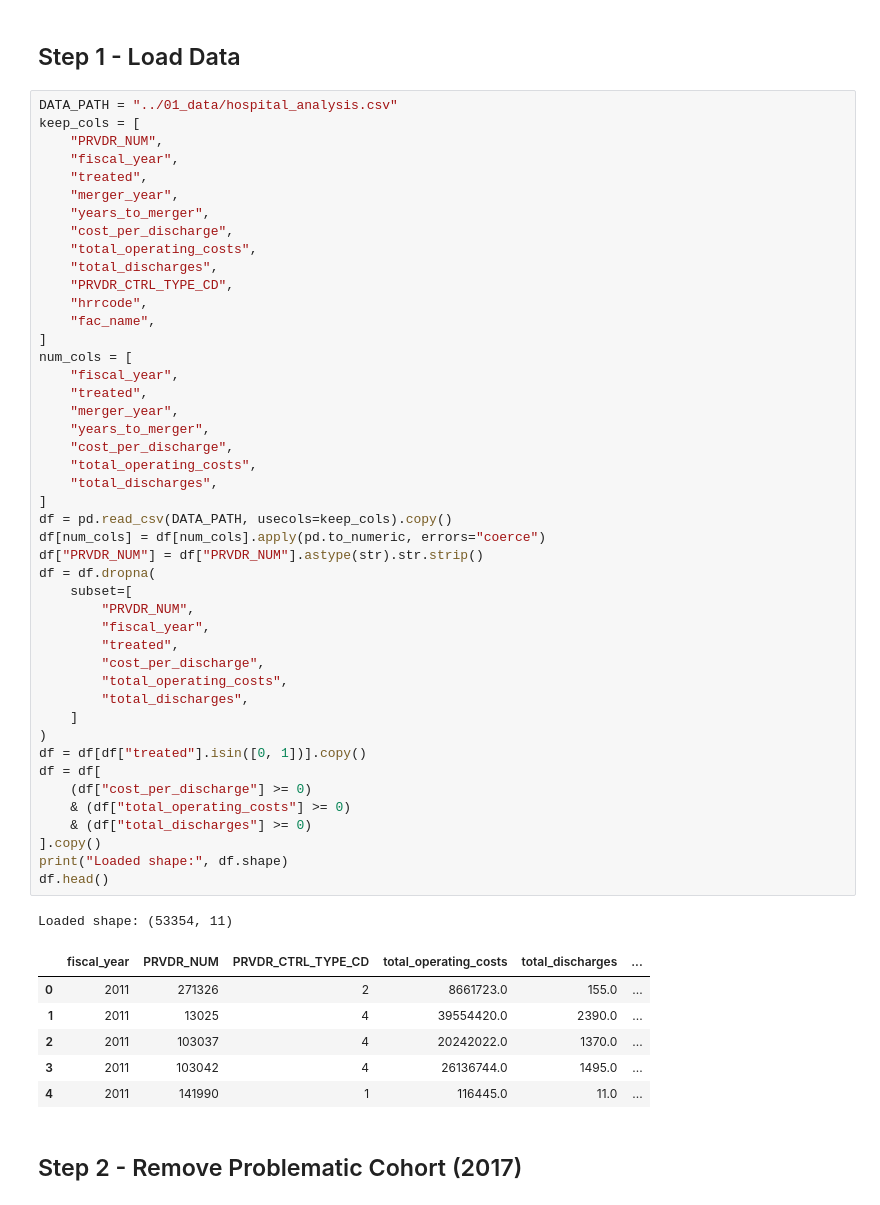
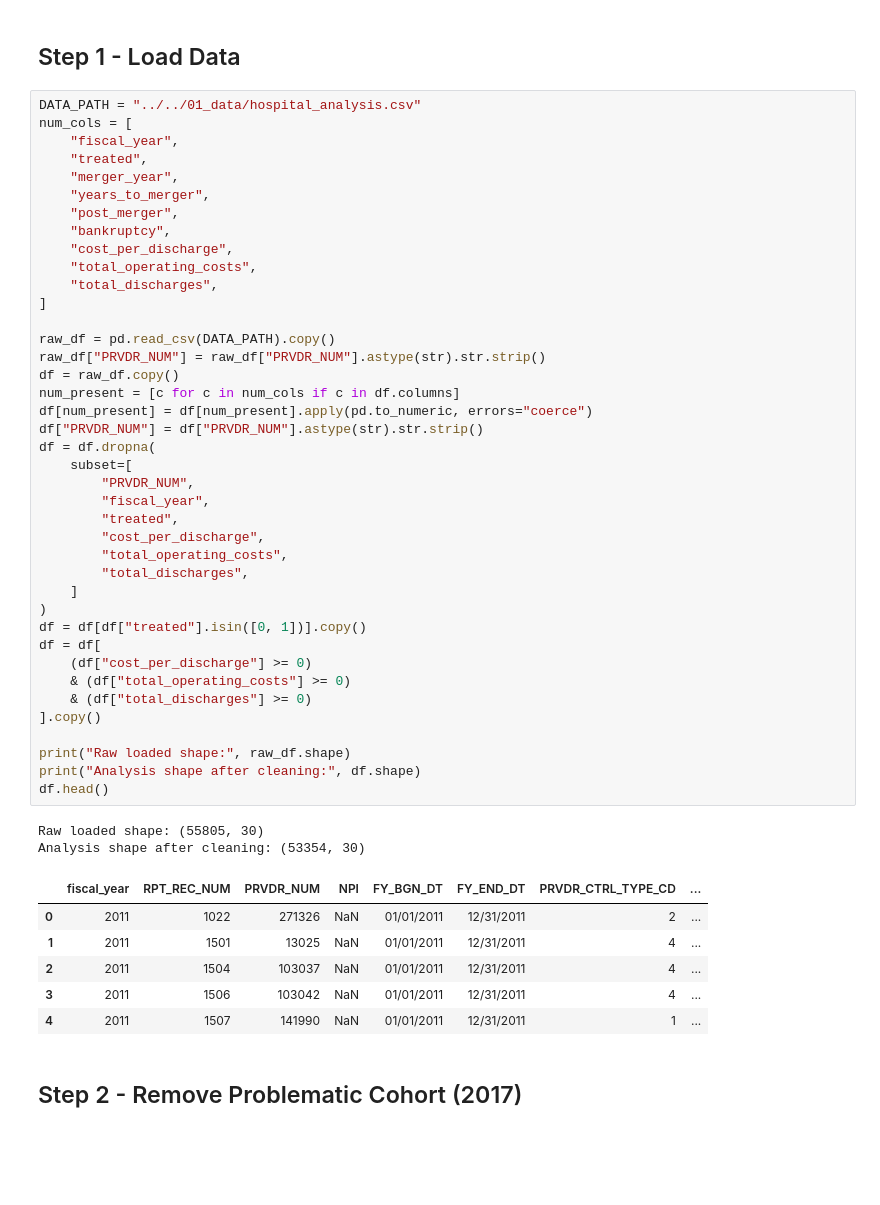
Before and after one commit to FarnooshMemari/IDS_701_final_project, a Jupyter notebook: 07_parallel_trend_process/smaller_dataset/matching_smaller_sample.ipynb, the cells around one changed output. Saved outputs shown, nothing was run; the diff lists cells and outputs as text; blank space fills up the shorter version.

```diff
--- a/07_parallel_trend_process/smaller_dataset/matching_smaller_sample.ipynb
+++ b/07_parallel_trend_process/smaller_dataset/matching_smaller_sample.ipynb
@@ -39,58 +39,54 @@ pd.set_option("display.max_columns", 200)
 # %% [markdown]
 ## Step 1 - Load Data
 # %%
-DATA_PATH = "../01_data/hospital_analysis.csv"
-keep_cols = [
-    "PRVDR_NUM",
-    "fiscal_year",
-    "treated",
-    "merger_year",
-    "years_to_merger",
-    "cost_per_discharge",
-    "total_operating_costs",
-    "total_discharges",
-    "PRVDR_CTRL_TYPE_CD",
-    "hrrcode",
-    "fac_name",
-]
+DATA_PATH = "../../01_data/hospital_analysis.csv"
 num_cols = [
     "fiscal_year",
     "treated",
     "merger_year",
     "years_to_merger",
+    "post_merger",
+    "bankruptcy",
     "cost_per_discharge",
     "total_operating_costs",
     "total_discharges",
 ]
-df = pd.read_csv(DATA_PATH, usecols=keep_cols).copy()
-df[num_cols] = df[num_cols].apply(pd.to_numeric, errors="coerce")
+
+raw_df = pd.read_csv(DATA_PATH).copy()
+raw_df["PRVDR_NUM"] = raw_df["PRVDR_NUM"].astype(str).str.strip()
+df = raw_df.copy()
+num_present = [c for c in num_cols if c in df.columns]
+df[num_present] = df[num_present].apply(pd.to_numeric, errors="coerce")
 df["PRVDR_NUM"] = df["PRVDR_NUM"].astype(str).str.strip()
 df = df.dropna(
     subset=[
         "PRVDR_NUM",
         "fiscal_year",
         "treated",
         "cost_per_discharge",
         "total_operating_costs",
         "total_discharges",
     ]
 )
 df = df[df["treated"].isin([0, 1])].copy()
 df = df[
     (df["cost_per_discharge"] >= 0)
     & (df["total_operating_costs"] >= 0)
     & (df["total_discharges"] >= 0)
 ].copy()
-print("Loaded shape:", df.shape)
+
+print("Raw loaded shape:", raw_df.shape)
+print("Analysis shape after cleaning:", df.shape)
 df.head()
 # %% [output]
-Loaded shape: (53354, 11)
+Raw loaded shape: (55805, 30)
+Analysis shape after cleaning: (53354, 30)
-|  | fiscal_year | PRVDR_NUM | PRVDR_CTRL_TYPE_CD | total_operating_costs | total_discharges | ... |
-| 0 | 2011 | 271326 | 2 | 8661723.0 | 155.0 | ... |
-| 1 | 2011 | 13025 | 4 | 39554420.0 | 2390.0 | ... |
-| 2 | 2011 | 103037 | 4 | 20242022.0 | 1370.0 | ... |
-| 3 | 2011 | 103042 | 4 | 26136744.0 | 1495.0 | ... |
-| 4 | 2011 | 141990 | 1 | 116445.0 | 11.0 | ... |
+|  | fiscal_year | RPT_REC_NUM | PRVDR_NUM | NPI | FY_BGN_DT | FY_END_DT | PRVDR_CTRL_TYPE_CD | ... |
+| 0 | 2011 | 1022 | 271326 | NaN | 01/01/2011 | 12/31/2011 | 2 | ... |
+| 1 | 2011 | 1501 | 13025 | NaN | 01/01/2011 | 12/31/2011 | 4 | ... |
+| 2 | 2011 | 1504 | 103037 | NaN | 01/01/2011 | 12/31/2011 | 4 | ... |
+| 3 | 2011 | 1506 | 103042 | NaN | 01/01/2011 | 12/31/2011 | 4 | ... |
+| 4 | 2011 | 1507 | 141990 | NaN | 01/01/2011 | 12/31/2011 | 1 | ... |
 # %% [markdown]
 ## Step 2 - Remove Problematic Cohort (2017)
 # %%
```
Also changed, not shown: parts of 3 cells of this notebook, 1 other file.
